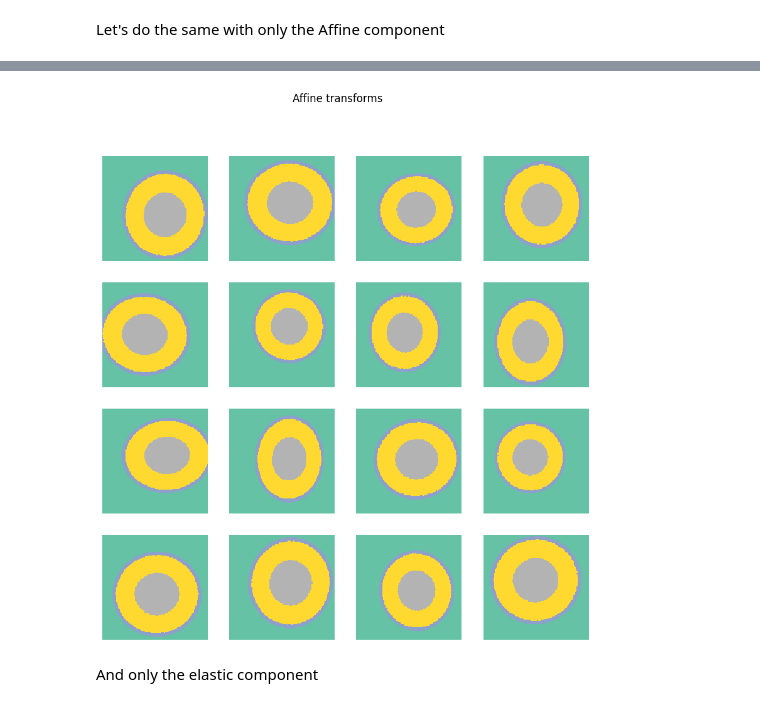
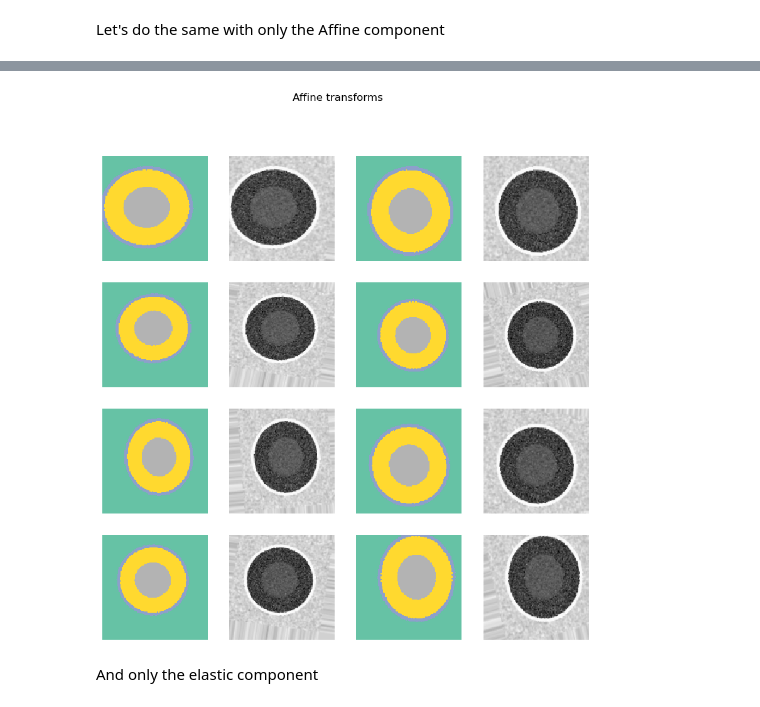
Before and after one commit to balbasty/cornucopia, a Jupyter notebook: docs/examples/geom.ipynb, the cells around one changed output, grey strips where cells are left out. Saved outputs shown, nothing was run; the diff lists cells and outputs as text; code cells hidden in the pictures.

```diff
--- a/docs/examples/geom.ipynb
+++ b/docs/examples/geom.ipynb
@@ -29,10 +30,19 @@ lab = torch.zeros_like(radius, dtype=torch.long)
 lab[radius < 48] = 1
 lab[radius < 44] = 2
 lab[radius < 24] = 3
+lab = lab[None]  # channel dimension
+
+# we also generate an intenity image from this label map
+img = RandomGaussianMixtureTransform()(lab)
 
 plt.figure(figsize=(5, 5))
-plt.imshow(lab, cmap='Set2', interpolation='nearest')
+plt.subplot(1, 2, 1)
+plt.imshow(lab.squeeze(), cmap='Set2', interpolation='nearest')
 plt.axis('off')
 plt.title('Labels')
+plt.subplot(1, 2, 2)
+plt.imshow(img.squeeze(), cmap='gray', interpolation='nearest')
+plt.axis('off')
+plt.title('Intensity')
 plt.show()
 # %% [output]
@@ -44,10 +74,15 @@ and no batch dimension.
 # %%
 trf = RandomAffineElasticTransform()
-img = trf(lab[None])[0]   # needs channel dimension
+wlab, wimg = trf(lab, img)
 
 plt.figure(figsize=(5, 5))
-plt.imshow(img, cmap='Set2', interpolation='nearest')
+plt.subplot(1, 2, 1)
+plt.imshow(wlab.squeeze(), cmap='Set2', interpolation='nearest')
 plt.axis('off')
-plt.title('Deformed labels')
+plt.title('Deformed Labels')
+plt.subplot(1, 2, 2)
+plt.imshow(wimg.squeeze(), cmap='gray', interpolation='nearest')
+plt.axis('off')
+plt.title('Deformed Intensity')
 plt.show()
 # %% [output]
@@ -58,9 +93,13 @@ Now, let's synthesize a bunch of them
 shape = [4, 4]
 
 plt.figure(figsize=(10, 10))
-for i in range(shape[0] * shape[1]):
-    plt.subplot(*shape, i+1)
-    plt.imshow(trf(lab[None])[0], cmap='Set2', interpolation='nearest')
+for i in range(shape[0] * shape[1] // 2):
+    wlab, wimg = trf(lab, img)
+    plt.subplot(*shape, 2*i+1)
+    plt.imshow(wlab.squeeze(), cmap='Set2', interpolation='nearest')
+    plt.axis('off')
+    plt.subplot(*shape, 2*i+2)
+    plt.imshow(wimg.squeeze(), cmap='gray', interpolation='nearest')
     plt.axis('off')
 plt.suptitle('Affine + Elastic transforms')
 plt.show()
@@ -71,15 +130,19 @@ Let's do the same with only the Affine component
 # %%
 trf = RandomAffineTransform()
 shape = [4, 4]
 
 plt.figure(figsize=(10, 10))
-for i in range(shape[0] * shape[1]):
-    plt.subplot(*shape, i+1)
-    plt.imshow(trf(lab[None])[0], cmap='Set2', interpolation='nearest')
+for i in range(shape[0] * shape[1] // 2):
+    wlab, wimg = trf(lab, img)
+    plt.subplot(*shape, 2*i+1)
+    plt.imshow(wlab.squeeze(), cmap='Set2', interpolation='nearest')
+    plt.axis('off')
+    plt.subplot(*shape, 2*i+2)
+    plt.imshow(wimg.squeeze(), cmap='gray', interpolation='nearest')
     plt.axis('off')
 plt.suptitle('Affine transforms')
 plt.show()
 # %% [output]
-[figure, old version]
+[figure, new version]
 # %% [markdown]
 And only the elastic component
```
Also changed, not shown: parts of 10 cells of this notebook, 9 other files.
